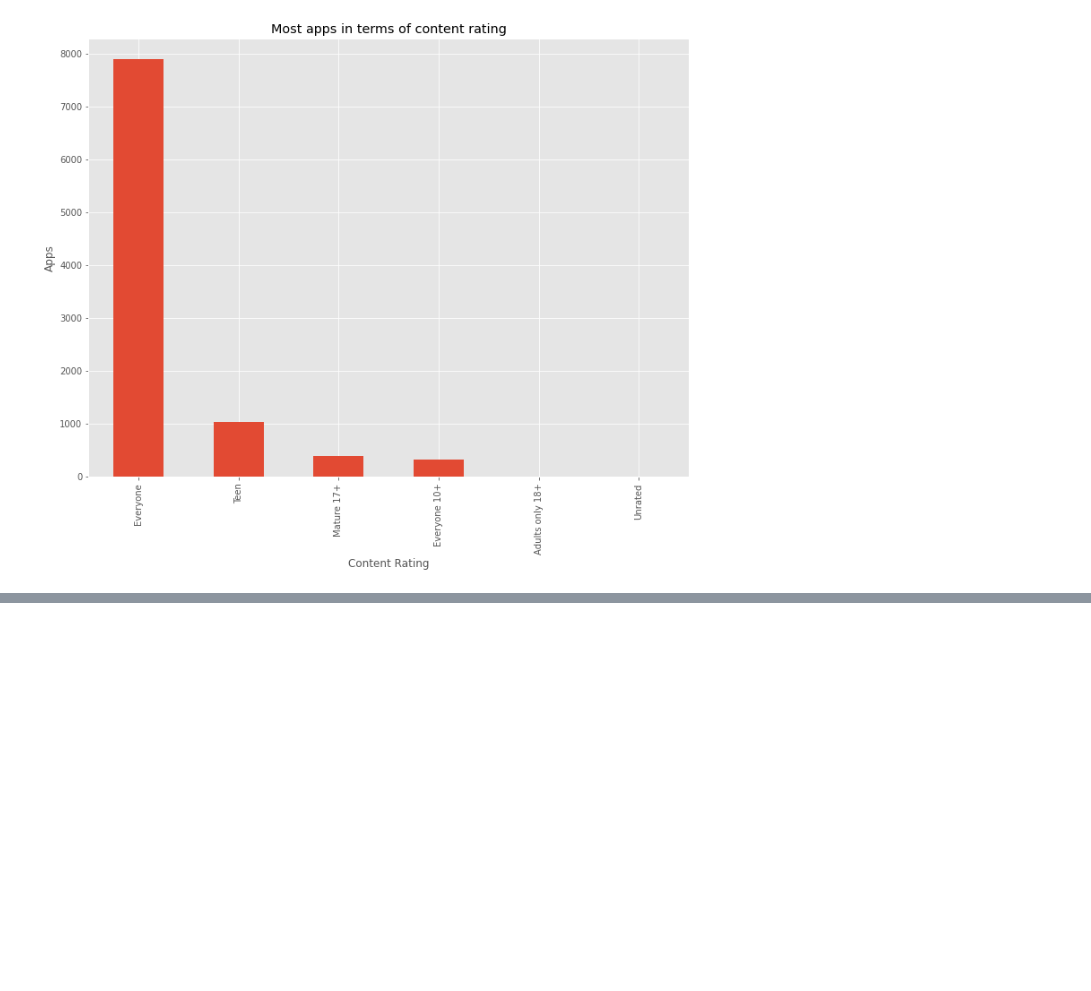
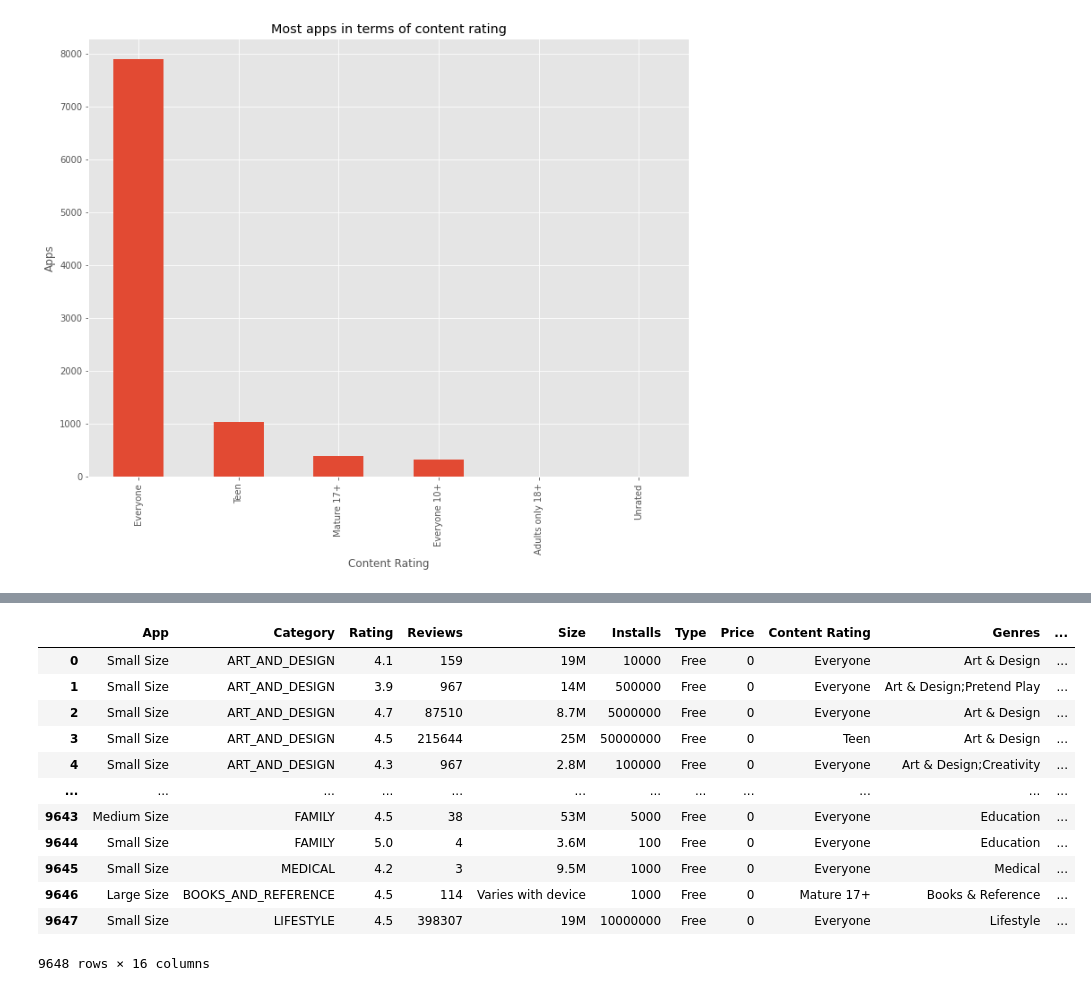
Before and after one commit to subodhsd/Play-Store-Analysis, a Jupyter notebook: Play_Store_App_Review_Analysis_Final.ipynb, the cells around one changed output, grey strips where cells are left out. Cells and saved outputs as stored; diff of their text form; code cells hidden in the pictures; blank space fills up the shorter version.

```diff
--- a/Play_Store_App_Review_Analysis_Final.ipynb
+++ b/Play_Store_App_Review_Analysis_Final.ipynb
@@ -712,0 +811,26 @@ fig.show()
+# %%
+def func(x):
+  ''' Function to get the size of the app'''
+  if (x <= 30):
+    return "Small Size"
+  elif(x >= 30) & (x <= 60):
+    return "Medium Size"
+  else:
+    return "Large Size"
+
+df['App'] = df['Size_in_MB'].apply(func)
+df.dropna(subset=['Size'])
+# %% [output]
+|  | App | Category | Rating | Reviews | Size | Installs | Type | Price | Content Rating | Genres | ... |
+| 0 | Small Size | ART_AND_DESIGN | 4.1 | 159 | 19M | 10000 | Free | 0 | Everyone | Art & Design | ... |
+| 1 | Small Size | ART_AND_DESIGN | 3.9 | 967 | 14M | 500000 | Free | 0 | Everyone | Art & Design;Pretend Play | ... |
+| 2 | Small Size | ART_AND_DESIGN | 4.7 | 87510 | 8.7M | 5000000 | Free | 0 | Everyone | Art & Design | ... |
+| 3 | Small Size | ART_AND_DESIGN | 4.5 | 215644 | 25M | 50000000 | Free | 0 | Teen | Art & Design | ... |
+| 4 | Small Size | ART_AND_DESIGN | 4.3 | 967 | 2.8M | 100000 | Free | 0 | Everyone | Art & Design;Creativity | ... |
+| ... | ... | ... | ... | ... | ... | ... | ... | ... | ... | ... | ... |
+| 9643 | Medium Size | FAMILY | 4.5 | 38 | 53M | 5000 | Free | 0 | Everyone | Education | ... |
+| 9644 | Small Size | FAMILY | 5.0 | 4 | 3.6M | 100 | Free | 0 | Everyone | Education | ... |
+| 9645 | Small Size | MEDICAL | 4.2 | 3 | 9.5M | 1000 | Free | 0 | Everyone | Medical | ... |
+| 9646 | Large Size | BOOKS_AND_REFERENCE | 4.5 | 114 | Varies with device | 1000 | Free | 0 | Mature 17+ | Books & Reference | ... |
+| 9647 | Small Size | LIFESTYLE | 4.5 | 398307 | 19M | 10000000 | Free | 0 | Everyone | Lifestyle | ... |
+9648 rows × 16 columns
```
Also changed, not shown: parts of 38 cells of this notebook.
